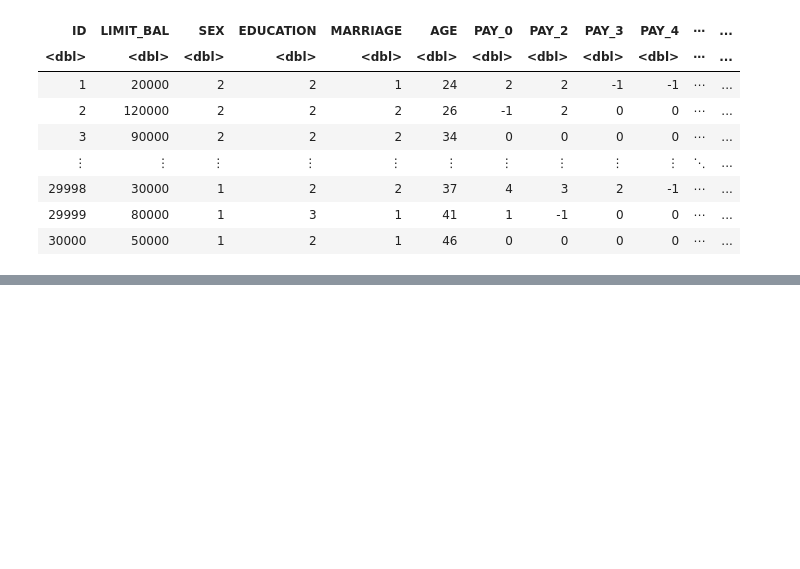
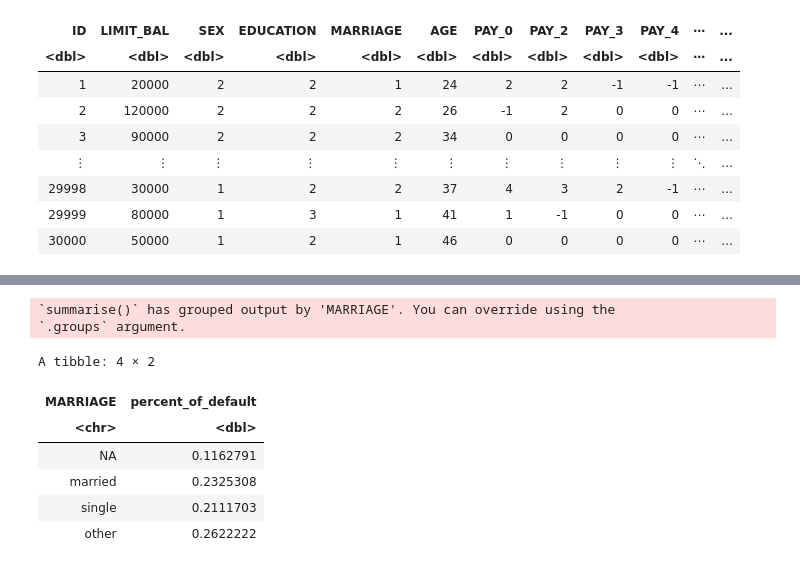
Before and after one commit to mlool/dsci-100-2023W1-group-008-31, a Jupyter notebook: test.ipynb, the cells around one changed output, grey strips where cells are left out. Drawn from its saved outputs; the diff is of its cells as text; code cells hidden in the pictures; blank space fills up the shorter version.

```diff
--- a/test.ipynb
+++ b/test.ipynb
@@ -51,0 +136,22 @@ From the webpage, we see that ID represent the ID of the client, LIMIT_BAL
+# %%
+training_marriage_count <- credit_card_training |>
+                            group_by(MARRIAGE, default.payment.next.month) |>
+                            summarize(count = n()) |>
+                            group_by(MARRIAGE) |>
+                            summarize(percent_of_default = sum(count[default.payment.next.month == 1]) / sum(count)) |>
+                            mutate(MARRIAGE = case_when(MARRIAGE == 1 ~ "married",
+                                                        MARRIAGE == 2 ~ "single",
+                                                        MARRIAGE == 3 ~ "other"
+                                                       ))
+
+training_marriage_count
+# %% [output]
+`summarise()` has grouped output by 'MARRIAGE'. You can override using the
+`.groups` argument.
+A tibble: 4 × 2
+| MARRIAGE | percent_of_default |
+| <chr> | <dbl> |
+| NA | 0.1162791 |
+| married | 0.2325308 |
+| single | 0.2111703 |
+| other | 0.2622222 |
```
Also changed, not shown: parts of 15 cells of this notebook.
